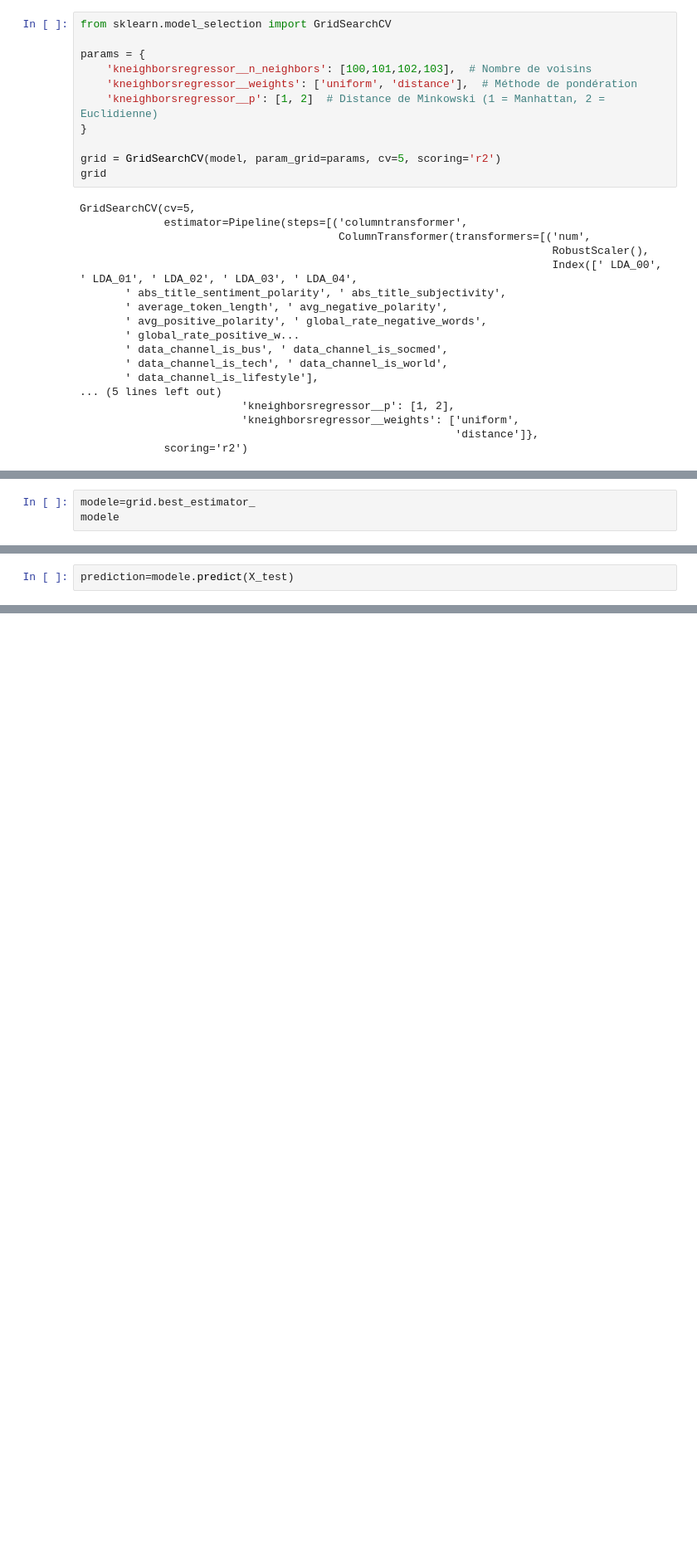
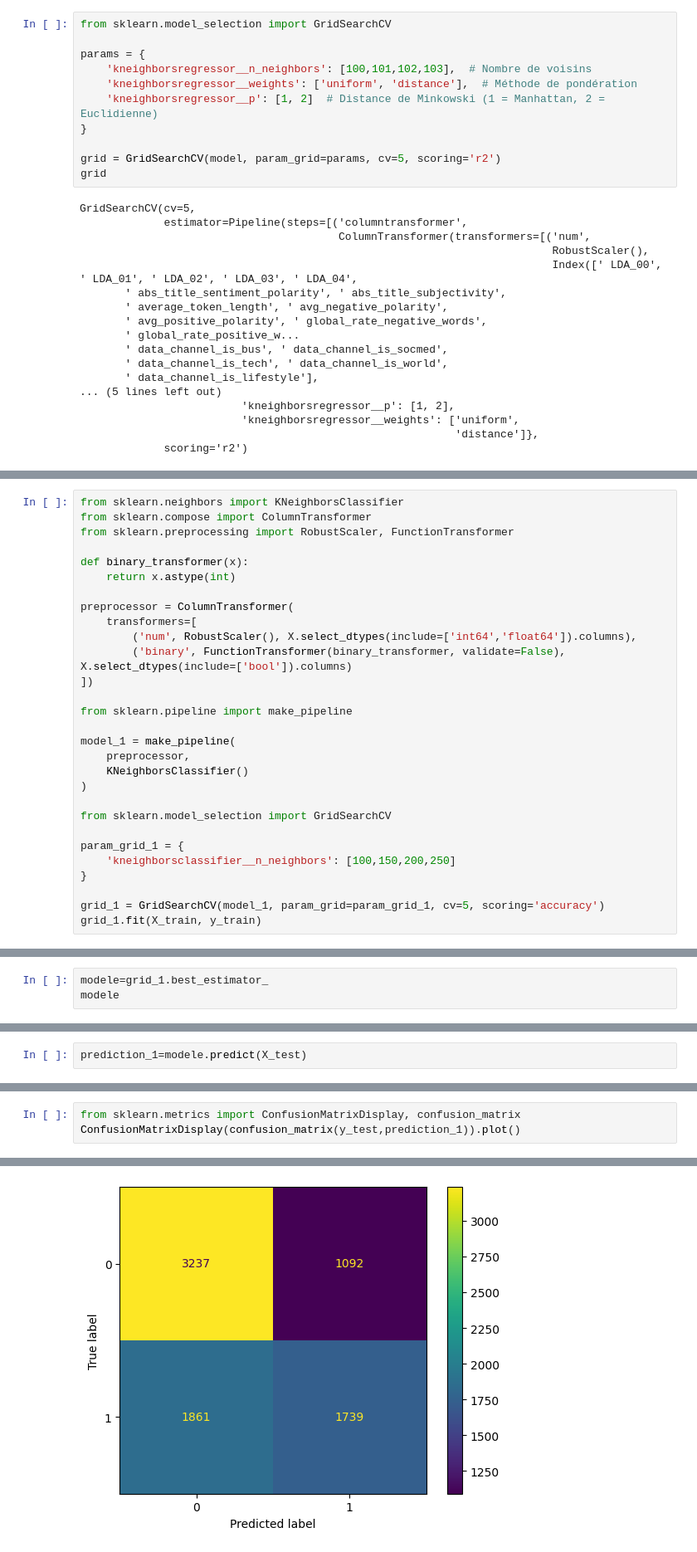
Before and after one commit to bigirimanainnocent12/Apprentissage_automatique, a Jupyter notebook: Apprentissage_Automatique.ipynb, the cells around one changed output, grey strips where cells are left out. Shown at 83% size. Cells and saved outputs as stored; diff of their text form; blank space fills up the shorter version.

```diff
--- a/Apprentissage_Automatique.ipynb
+++ b/Apprentissage_Automatique.ipynb
@@ -539,0 +547,29 @@ GridSearchCV(cv=5,
+# %%
+from sklearn.neighbors import KNeighborsClassifier
+from sklearn.compose import ColumnTransformer
+from sklearn.preprocessing import RobustScaler, FunctionTransformer
+
+def binary_transformer(x):
+    return x.astype(int)
+
+preprocessor = ColumnTransformer(
+    transformers=[
+        ('num', RobustScaler(), X.select_dtypes(include=['int64','float64']).columns),
+        ('binary', FunctionTransformer(binary_transformer, validate=False), X.select_dtypes(include=['bool']).columns)
+])
+
+from sklearn.pipeline import make_pipeline
+
+model_1 = make_pipeline(
+    preprocessor,
+    KNeighborsClassifier()
+)
+
+from sklearn.model_selection import GridSearchCV
+
+param_grid_1 = {
+    'kneighborsclassifier__n_neighbors': [100,150,200,250]
+}
+
+grid_1 = GridSearchCV(model_1, param_grid=param_grid_1, cv=5, scoring='accuracy')
+grid_1.fit(X_train, y_train)
@@ -540,5 +597,5 @@ GridSearchCV(cv=5,
 # %%
-modele=grid.best_estimator_
+modele=grid_1.best_estimator_
 modele
 # %% [output]
 Pipeline(steps=[('columntransformer',
@@ -560,2 +617,2 @@ Pipeline(steps=[('columntransformer',
 # %%
-prediction=modele.predict(X_test)
+prediction_1=modele.predict(X_test)
@@ -577,0 +621,4 @@ predit=grid.predict(X_test)
+# %%
+from sklearn.metrics import ConfusionMatrixDisplay, confusion_matrix
+ConfusionMatrixDisplay(confusion_matrix(y_test,prediction_1)).plot()
+# %% [output]
@@ -577,0 +626 @@ predit=grid.predict(X_test)
+[figure, added]
```
Also changed, not shown: parts of 44 cells of this notebook.
